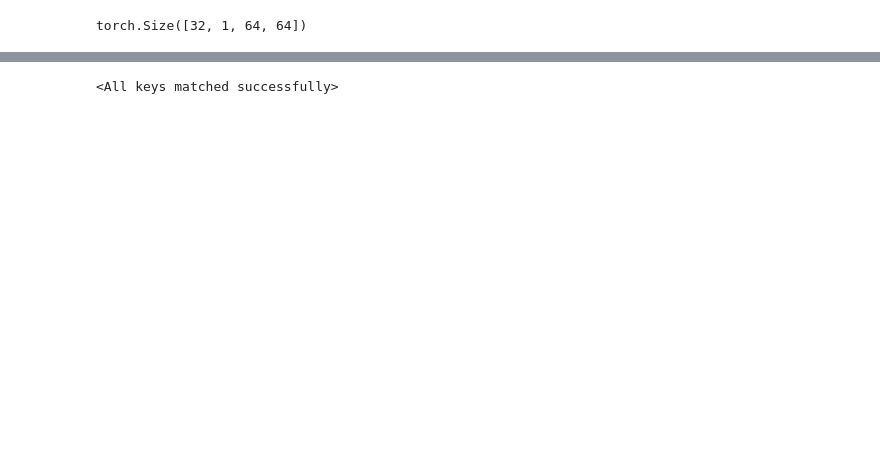
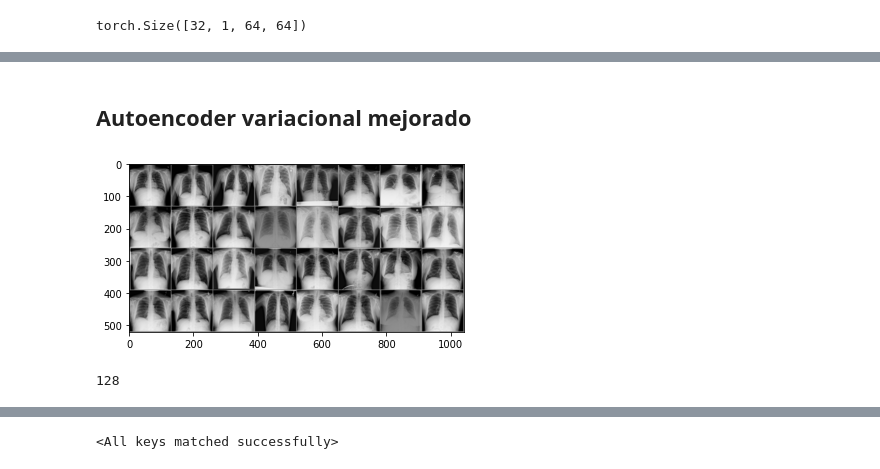
Before and after one commit to jvallalta/ia-medicina, a Jupyter notebook: VAE_Imagenes_RX_Torax.ipynb, the cells around one changed output, grey strips where cells are left out. Drawn from its saved outputs; the diff is of its cells as text; code cells hidden in the pictures; blank space fills up the shorter version.

```diff
--- a/VAE_Imagenes_RX_Torax.ipynb
+++ b/VAE_Imagenes_RX_Torax.ipynb
@@ -389,0 +377,2 @@ RuntimeError: ignored
+# %% [markdown]
+## Autoencoder variacional mejorado
@@ -389,0 +398,7 @@ RuntimeError: ignored
+# %%
+trial = next(iter(trainloader))
+images = trial
+#print(labels)
+show_images(images)
+# %% [output]
+[figure, added]
@@ -390,2 +426,6 @@ RuntimeError: ignored
+# %%
+image_size
+# %% [output]
+128
 # %%
 # Autoencoder convolucional mejorado
```
Also changed, not shown: parts of 26 cells of this notebook.
